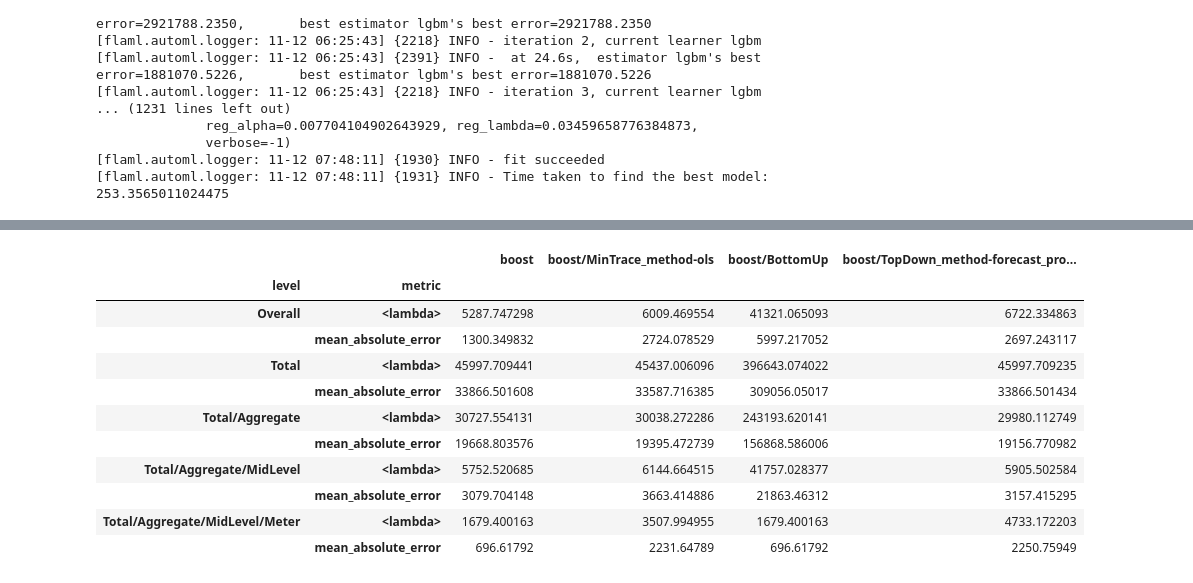
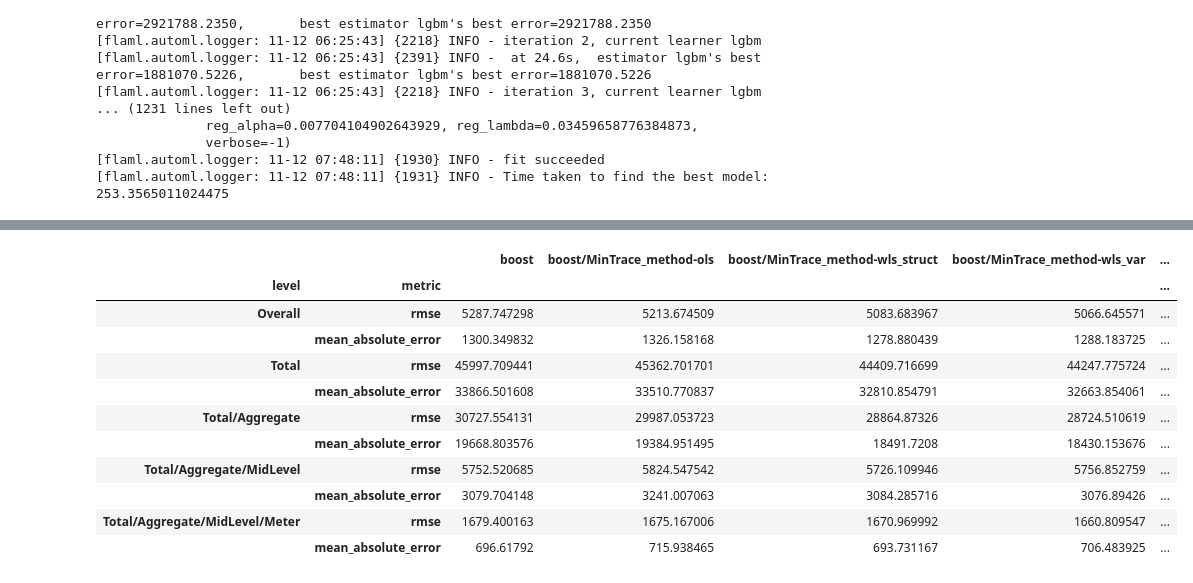
Before and after one commit to dormoyi/CS229B_final_project, a Jupyter notebook: boosting_reconciliation.ipynb, the cells around one changed output, grey strips where cells are left out. Cells and saved outputs as stored; diff of their text form; code cells hidden in the pictures.

Commit message:
Non-DL models update

```diff
--- a/boosting_reconciliation.ipynb
+++ b/boosting_reconciliation.ipynb
@@ -126,7 +132,7 @@ for mid_level in bottom_levels.keys():
   bottom_levels[mid_level] = feature_engineering(bottom_levels[mid_level], True)
 # %%
 def train_test_split(df):
-    train_df = df[df["year"] < 2011].dropna()
+    train_df = df[df["year"] < 2011].fillna(0)
     test_df = df[df["year"] == 2011].dropna()
     return train_df, test_df
 top_level_train, top_level_test = train_test_split(top_level_df)
@@ -373,41 +404,56 @@ for mid in mid_level_ids:
 # Bottom level
 for bottom in meter_ids:
   mid = mid_level_dict[bottom]
-  mid_model = joblib.load('bottom_model_'+ mid +'.joblib')
+  mid_model = joblib.load('models/bottom_model_'+ mid +'.joblib')
   bottom_test = bottom_levels_test[mid][bottom_levels_test[mid]["meter_"+str(bottom)] == 1]
+  bottom_train = bottom_levels_train[mid][bottom_levels_train[mid]["meter_"+str(bottom)] == 1]
   y_test = bottom_test["load"]
   X_test = bottom_test.drop(columns="load")
   if mid == 'E024':
     X_test["meter_236"] = 0
   y_pred = mid_model.predict(X_test)
+  y_train = bottom_levels_train[mid][bottom_levels_train[mid]["meter_"+str(bottom)] == 1]["load"]
+  X_train = bottom_train.drop(columns="load")
+  if mid == 'E024':
+    X_train["meter_236"] = 0
+  y_hat_train = mid_model.predict(X_train)
+  assert(len(y_train) == T)
   assert(len(y_pred) == h)
-  x_hat[i_series, :] = y_pred.copy()
-  x_test[i_series, :] = y_test.to_numpy()
+  y_hat[i_series, :] = y_pred.copy()
+  Y_test[i_series, :] = y_test.to_numpy()
+  Y_train[i_series, :] = y_train.to_numpy()
+  Y_hat_train[i_series, :] = y_hat_train.copy()
   i_series += 1
 # %%
-x_hat_df = pd.DataFrame(x_hat, index=row_names, columns=[dt.datetime(2011,1,1)+i*dt.timedelta(seconds=3600) for i in range(h)])
-x_hat_df = pd.melt(x_hat_df.reset_index().rename(columns={"index": "unique_id"}), id_vars="unique_id", var_name="ds", value_name="boost").set_index("unique_id")
-x_test = pd.DataFrame(x_test, index=row_names, columns=[dt.datetime(2011,1,1)+i*dt.timedelta(seconds=3600) for i in range(h)])
-x_test = pd.melt(x_test.reset_index().rename(columns={"index": "unique_id"}), id_vars="unique_id", var_name="ds", value_name="y").set_index("unique_id")
+y_hat_df = pd.DataFrame(y_hat, index=row_names, columns=[dt.datetime(2011,1,1)+i*dt.timedelta(seconds=3600) for i in range(h)])
+y_hat_df = pd.melt(y_hat_df.reset_index().rename(columns={"index": "unique_id"}), id_vars="unique_id", var_name="ds", value_name="boost").set_index("unique_id")
+Y_test = pd.DataFrame(Y_test, index=row_names, columns=[dt.datetime(2011,1,1)+i*dt.timedelta(seconds=3600) for i in range(h)])
+Y_test = pd.melt(Y_test.reset_index().rename(columns={"index": "unique_id"}), id_vars="unique_id", var_name="ds", value_name="y").set_index("unique_id")
+Y_train = pd.DataFrame(Y_train, index=row_names, columns=[dt.datetime(2005,1,1)+i*dt.timedelta(seconds=3600) for i in range(T)])
+Y_train = pd.melt(Y_train.reset_index().rename(columns={"index": "unique_id"}), id_vars="unique_id", var_name="ds", value_name="y").set_index("unique_id")
+Y_hat_train = pd.DataFrame(Y_hat_train, index=row_names, columns=[dt.datetime(2005,1,1)+i*dt.timedelta(seconds=3600) for i in range(T)])
+Y_hat_train = pd.melt(Y_hat_train.reset_index().rename(columns={"index": "unique_id"}), id_vars="unique_id", var_name="ds", value_name="boost").set_index("unique_id")
+Y_train = pd.concat([Y_train, Y_hat_train["boost"]], axis=1)
 # %%
-reconcilers = [MinTrace(method="ols"), BottomUp(), TopDown(method="forecast_proportions")]
+reconcilers = [MinTrace(method="ols"), MinTrace(method="wls_struct"), MinTrace(method="wls_var"), MinTrace(method="mint_shrink"), MinTrace(method="mint_cov"),  BottomUp(), TopDown(method="forecast_proportions")]
 hrec = HierarchicalReconciliation(reconcilers=reconcilers)
-x_hat_rec = hrec.reconcile(x_hat_df, S, tags)
+y_hat_rec = hrec.reconcile(y_hat_df, S, tags, Y_train)
 # %%
-rmse = lambda x,y: np.sqrt(mean_squared_error(x,y))
+def rmse(x,y):
+    return np.sqrt(mean_squared_error(x,y))
 evaluator = HierarchicalEvaluation(evaluators=[rmse, mean_absolute_error])
-evaluator.evaluate(Y_hat_df = x_hat_rec, Y_test_df = x_test,
+evaluator.evaluate(Y_hat_df = y_hat_rec, Y_test_df = Y_test,
                    tags=tags)
 # %% [output]
-|  |  | boost | boost/MinTrace_method-ols | boost/BottomUp | boost/TopDown_method-forecast_pro... |
-| level | metric |  |  |  |  |
-| Overall | <lambda> | 5287.747298 | 6009.469554 | 41321.065093 | 6722.334863 |
-|  | mean_absolute_error | 1300.349832 | 2724.078529 | 5997.217052 | 2697.243117 |
-| Total | <lambda> | 45997.709441 | 45437.006096 | 396643.074022 | 45997.709235 |
-|  | mean_absolute_error | 33866.501608 | 33587.716385 | 309056.05017 | 33866.501434 |
-| Total/Aggregate | <lambda> | 30727.554131 | 30038.272286 | 243193.620141 | 29980.112749 |
-|  | mean_absolute_error | 19668.803576 | 19395.472739 | 156868.586006 | 19156.770982 |
-| Total/Aggregate/MidLevel | <lambda> | 5752.520685 | 6144.664515 | 41757.028377 | 5905.502584 |
-|  | mean_absolute_error | 3079.704148 | 3663.414886 | 21863.46312 | 3157.415295 |
-| Total/Aggregate/MidLevel/Meter | <lambda> | 1679.400163 | 3507.994955 | 1679.400163 | 4733.172203 |
-|  | mean_absolute_error | 696.61792 | 2231.64789 | 696.61792 | 2250.75949 |
+|  |  | boost | boost/MinTrace_method-ols | boost/MinTrace_method-wls_struct | boost/MinTrace_method-wls_var | ... |
+| level | metric |  |  |  |  | ... |
+| Overall | rmse | 5287.747298 | 5213.674509 | 5083.683967 | 5066.645571 | ... |
+|  | mean_absolute_error | 1300.349832 | 1326.158168 | 1278.880439 | 1288.183725 | ... |
+| Total | rmse | 45997.709441 | 45362.701701 | 44409.716699 | 44247.775724 | ... |
+|  | mean_absolute_error | 33866.501608 | 33510.770837 | 32810.854791 | 32663.854061 | ... |
+| Total/Aggregate | rmse | 30727.554131 | 29987.053723 | 28864.87326 | 28724.510619 | ... |
+|  | mean_absolute_error | 19668.803576 | 19384.951495 | 18491.7208 | 18430.153676 | ... |
+| Total/Aggregate/MidLevel | rmse | 5752.520685 | 5824.547542 | 5726.109946 | 5756.852759 | ... |
+|  | mean_absolute_error | 3079.704148 | 3241.007063 | 3084.285716 | 3076.89426 | ... |
+| Total/Aggregate/MidLevel/Meter | rmse | 1679.400163 | 1675.167006 | 1670.969992 | 1660.809547 | ... |
+|  | mean_absolute_error | 696.61792 | 715.938465 | 693.731167 | 706.483925 | ... |
```
Also changed, not shown: parts of 7 cells of this notebook, 3 other files.
